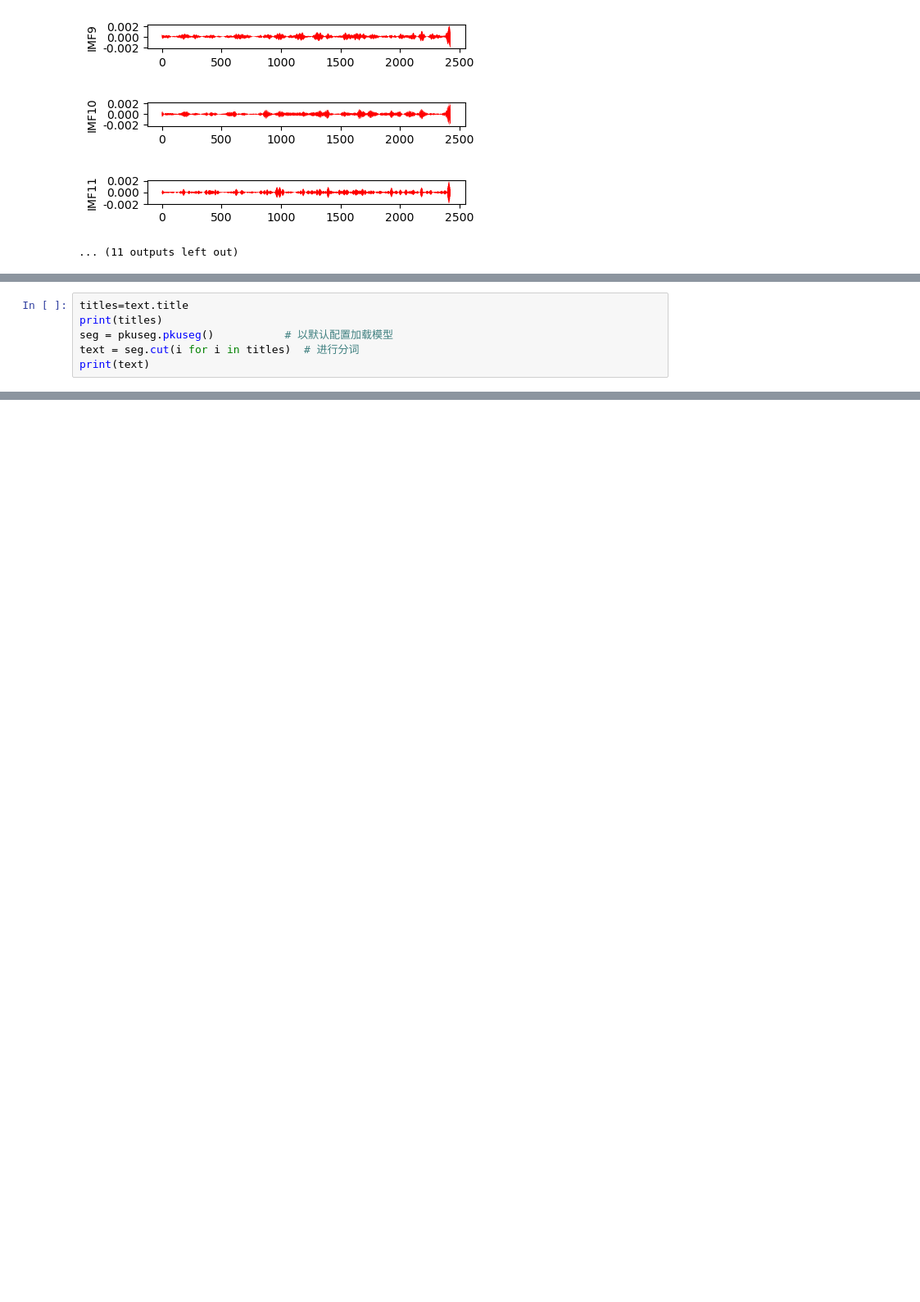
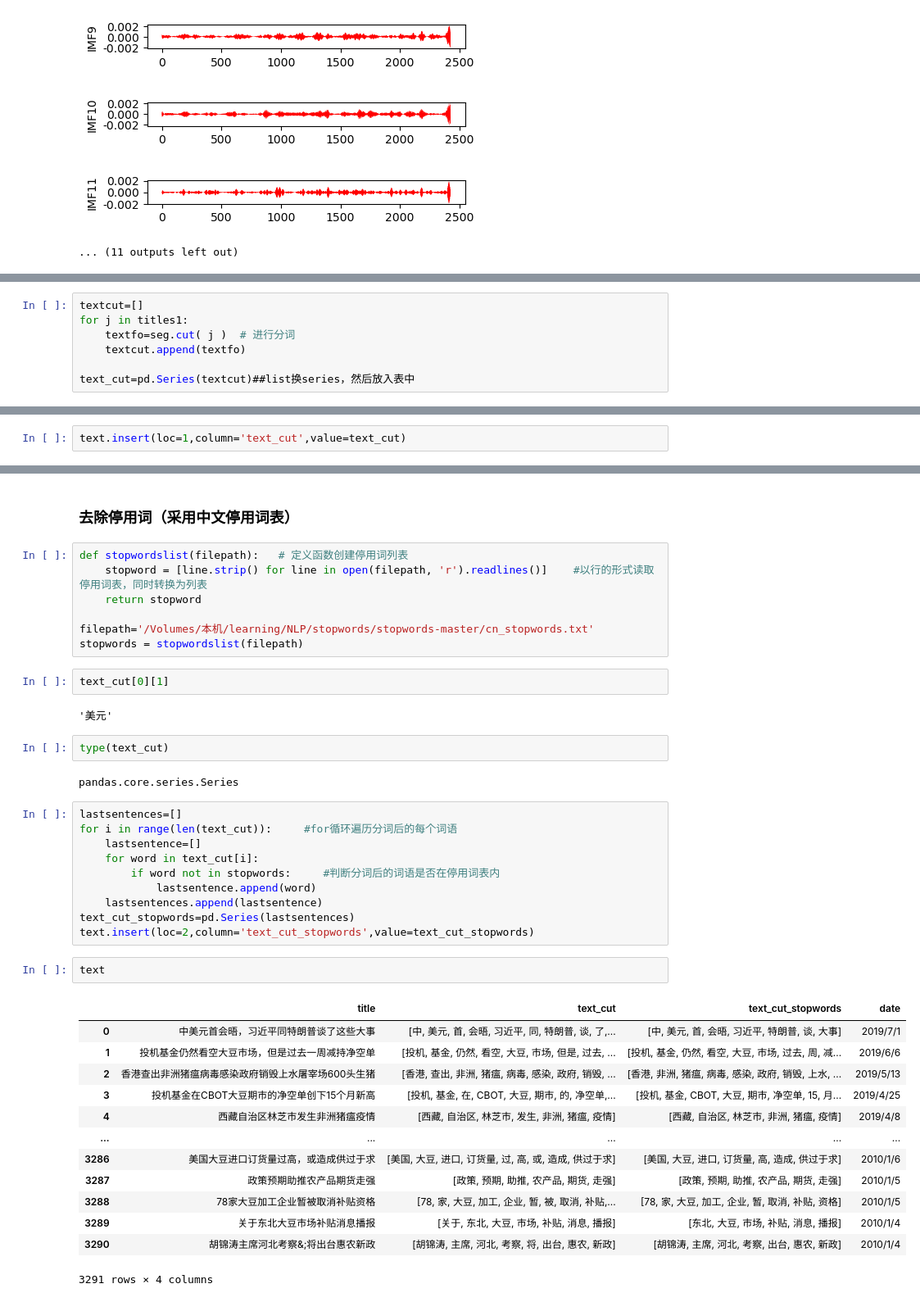
Before and after one commit to JAYING-L/forecast, a Jupyter notebook: VMD_Bilstm_A0.ipynb, the cells around one changed output, grey strips where cells are left out. Shown at 82% size. Saved outputs shown, nothing was run; the diff lists cells and outputs as text; blank space fills up the shorter version.

Commit message:
“去除停用词”

```diff
--- a/VMD_Bilstm_A0.ipynb
+++ b/VMD_Bilstm_A0.ipynb
@@ -148,6 +177,7 @@ Name: date, Length: 3291, dtype: datetime64[ns]
 # %%
-titles=text.title
-print(titles)
-seg = pkuseg.pkuseg()           # 以默认配置加载模型
-text = seg.cut(i for i in titles)  # 进行分词
-print(text)
+textcut=[]
+for j in titles1:
+    textfo=seg.cut( j )  # 进行分词
+    textcut.append(textfo)
+
+text_cut=pd.Series(textcut)##list换series，然后放入表中
@@ -170,0 +184,2 @@ NameError: name 'titles' is not defined
+# %%
+text.insert(loc=1,column='text_cut',value=text_cut)
@@ -170,0 +202,43 @@ NameError: name 'titles' is not defined
+# %% [markdown]
+### 去除停用词（采用中文停用词表）
+# %%
+def stopwordslist(filepath):   # 定义函数创建停用词列表
+    stopword = [line.strip() for line in open(filepath, 'r').readlines()]    #以行的形式读取停用词表，同时转换为列表
+    return stopword
+
+filepath='/Volumes/本机/learning/NLP/stopwords/stopwords-master/cn_stopwords.txt'
+stopwords = stopwordslist(filepath)
+# %%
+text_cut[0][1]
+# %% [output]
+'美元'
+# %%
+type(text_cut)
+# %% [output]
+pandas.core.series.Series
+# %%
+lastsentences=[]
+for i in range(len(text_cut)):     #for循环遍历分词后的每个词语
+    lastsentence=[]
+    for word in text_cut[i]:
+        if word not in stopwords:     #判断分词后的词语是否在停用词表内
+            lastsentence.append(word)
+    lastsentences.append(lastsentence)
+text_cut_stopwords=pd.Series(lastsentences)
+text.insert(loc=2,column='text_cut_stopwords',value=text_cut_stopwords)
+# %%
+text
+# %% [output]
+|  | title | text_cut | text_cut_stopwords | date |
+| 0 | 中美元首会晤，习近平同特朗普谈了这些大事 | [中, 美元, 首, 会晤, 习近平, 同, 特朗普, 谈, 了,... | [中, 美元, 首, 会晤, 习近平, 特朗普, 谈, 大事] | 2019/7/1 |
+| 1 | 投机基金仍然看空大豆市场，但是过去一周减持净空单 | [投机, 基金, 仍然, 看空, 大豆, 市场, 但是, 过去, ... | [投机, 基金, 仍然, 看空, 大豆, 市场, 过去, 周, 减... | 2019/6/6 |
+| 2 | 香港查出非洲猪瘟病毒感染政府销毁上水屠宰场600头生猪 | [香港, 查出, 非洲, 猪瘟, 病毒, 感染, 政府, 销毁, ... | [香港, 非洲, 猪瘟, 病毒, 感染, 政府, 销毁, 上水, ... | 2019/5/13 |
+| 3 | 投机基金在CBOT大豆期市的净空单创下15个月新高 | [投机, 基金, 在, CBOT, 大豆, 期市, 的, 净空单,... | [投机, 基金, CBOT, 大豆, 期市, 净空单, 15, 月... | 2019/4/25 |
+| 4 | 西藏自治区林芝市发生非洲猪瘟疫情 | [西藏, 自治区, 林芝市, 发生, 非洲, 猪瘟, 疫情] | [西藏, 自治区, 林芝市, 非洲, 猪瘟, 疫情] | 2019/4/8 |
+| ... | ... | ... | ... | ... |
+| 3286 | 美国大豆进口订货量过高，或造成供过于求 | [美国, 大豆, 进口, 订货量, 过, 高, 或, 造成, 供过于求] | [美国, 大豆, 进口, 订货量, 高, 造成, 供过于求] | 2010/1/6 |
+| 3287 | 政策预期助推农产品期货走强 | [政策, 预期, 助推, 农产品, 期货, 走强] | [政策, 预期, 助推, 农产品, 期货, 走强] | 2010/1/5 |
+| 3288 | 78家大豆加工企业暂被取消补贴资格 | [78, 家, 大豆, 加工, 企业, 暂, 被, 取消, 补贴,... | [78, 家, 大豆, 加工, 企业, 暂, 取消, 补贴, 资格] | 2010/1/5 |
+| 3289 | 关于东北大豆市场补贴消息播报 | [关于, 东北, 大豆, 市场, 补贴, 消息, 播报] | [东北, 大豆, 市场, 补贴, 消息, 播报] | 2010/1/4 |
+| 3290 | 胡锦涛主席河北考察&;将出台惠农新政 | [胡锦涛, 主席, 河北, 考察, 将, 出台, 惠农, 新政] | [胡锦涛, 主席, 河北, 考察, 出台, 惠农, 新政] | 2010/1/4 |
+3291 rows × 4 columns
```
Also changed, not shown: parts of 21 cells of this notebook.
